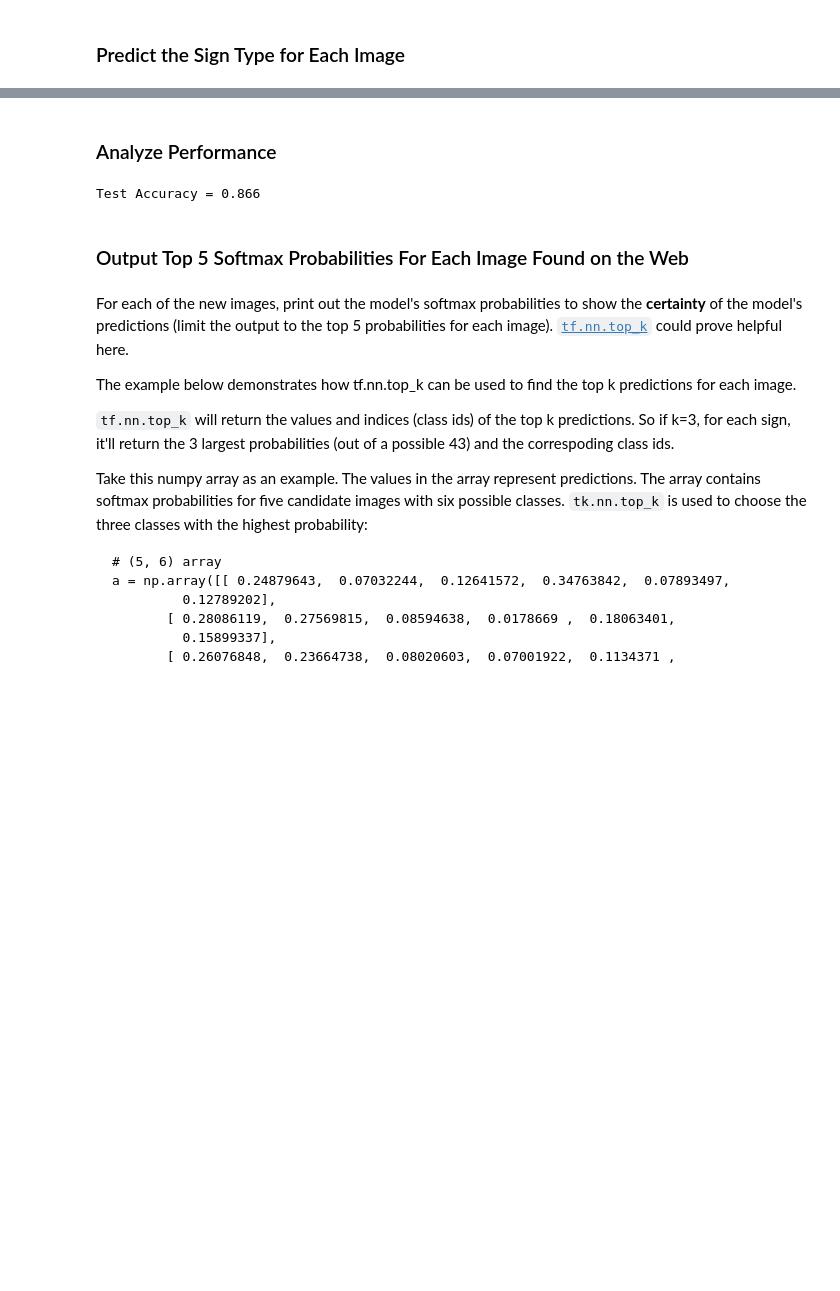
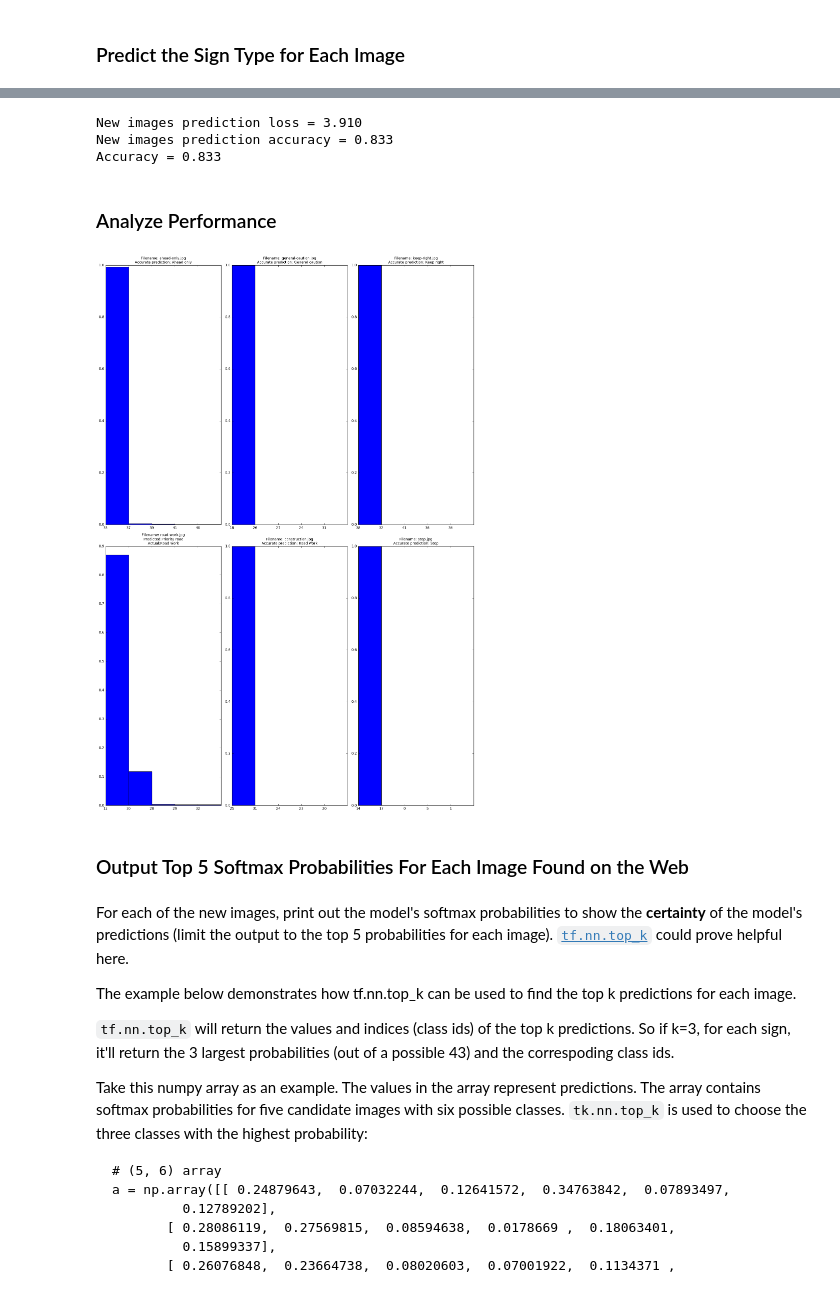
Before and after one commit to propellingbits/P2-Traffic-Sign-Classifier, a Jupyter notebook: Traffic_Sign_Classifier.ipynb, the cells around one changed output, grey strips where cells are left out. Drawn from its saved outputs; the diff is of its cells as text; code cells hidden in the pictures; blank space fills up the shorter version.

```diff
--- a/Traffic_Sign_Classifier.ipynb
+++ b/Traffic_Sign_Classifier.ipynb
@@ -502,16 +560,72 @@ Model saved
+# %%
+with tf.Session() as sess:
+    saver.restore(sess, tf.train.latest_checkpoint('.'))
+
+    new_images_loss, new_images_accuracy = evaluate(images, new_imgs_labels)
+    #print("Accuracy = {:4.2f}%".format(100. * new_images_accuracy))
+    print("New images prediction loss = {:.3f}".format(new_images_loss))
+    print("New images prediction accuracy = {:.3f}".format(new_images_accuracy))
+
+
+np.set_printoptions(precision=2)
+
+import csv
+import os
+import matplotlib.image as mpimg
+keep_prob = tf.placeholder(tf.float32)
+
+# Define some operations
+predicted = tf.argmax(logits, 1)
+softmax_out = tf.nn.softmax(logits)
+
+correct = 0
+predictions = []
+with tf.Session() as sess:
+    saver.restore(sess, tf.train.latest_checkpoint('.'))
+    res = sess.run([softmax_out, predicted], feed_dict = {x: extra_features,keep_prob:1})
+
+    for (prediction, processed_image, softmax_probs, label, j) in zip(res[1], extra_features, res[0], extra_labels, range(extra_img_count)):
+        top_k = sess.run(tf.nn.top_k(softmax_probs, k=5))
+        #print ('prediction:')
+        #print (prediction)
+        #print ('label:')
+        #print (label)
+        #print ('j:')
+        #print (j)
+        if prediction == new_imgs_labels[j]:
+            correct += 1
+
+        predictions.append((prediction, label, top_k))
+
+print("Accuracy = {:.3f}".format(correct/extra_img_count))
+# %% [output]
+New images prediction loss = 3.910
+New images prediction accuracy = 0.833
+Accuracy = 0.833
 # %% [markdown]
 ### Analyze Performance
-# %%
-### Calculate the accuracy for these 5 new images.
-### For example, if the model predicted 1 out of 5 signs correctly, it's 20% accurate on these new images.
-
-with tf.Session() as sess:
-    saver.restore(sess, tf.train.latest_checkpoint('.'))
-
-    test_accuracy = evaluate(test_features, test_labels)
-    print("Test Accuracy = {:.3f}".format(test_accuracy))
-# %% [output]
-Test Accuracy = 0.866
+# %%
+i=0
+f, axs = plt.subplots(3,3,figsize=(15,22))
+
+# TODO SHOW WHETHER THE PREDICTION IS BETWEEN THE TOP-5 / show labels
+for ((prediction, label, top_l), img) in zip(predictions, imageNames):
+    ax = plt.subplot(np.ceil(len(predictions)/3),3, i + 1)
+    title = "Filename: %s\n" % img
+    if prediction == new_imgs_labels[i]:
+        title += "Accurate prediction: %s" % label_names[prediction]
+    else:
+        title += "Predicted:%s\nActual:%s" % (label_names[prediction], label_names[new_imgs_labels[i]])
+
+    ax.set_title(title, fontsize=10)
+    plt.bar(range(len(top_l[1])), top_l[0], 1)
+    ax.set_xticklabels(top_l[1])
+    plt.subplot(np.ceil(len(predictions)/3),3, i + 1)
+    i+=1
+plt.tight_layout()
+plt.show()
+# %% [output]
+[figure, added]
 # %% [markdown]
 ### Output Top 5 Softmax Probabilities For Each Image Found on the Web
 # %% [markdown]
```
Also changed, not shown: parts of 6 cells of this notebook.
